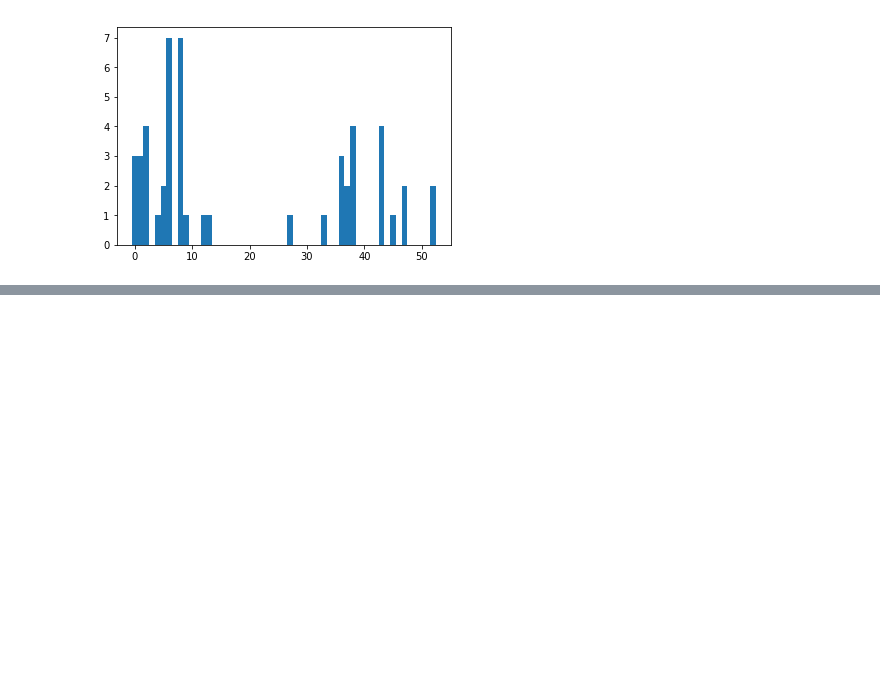
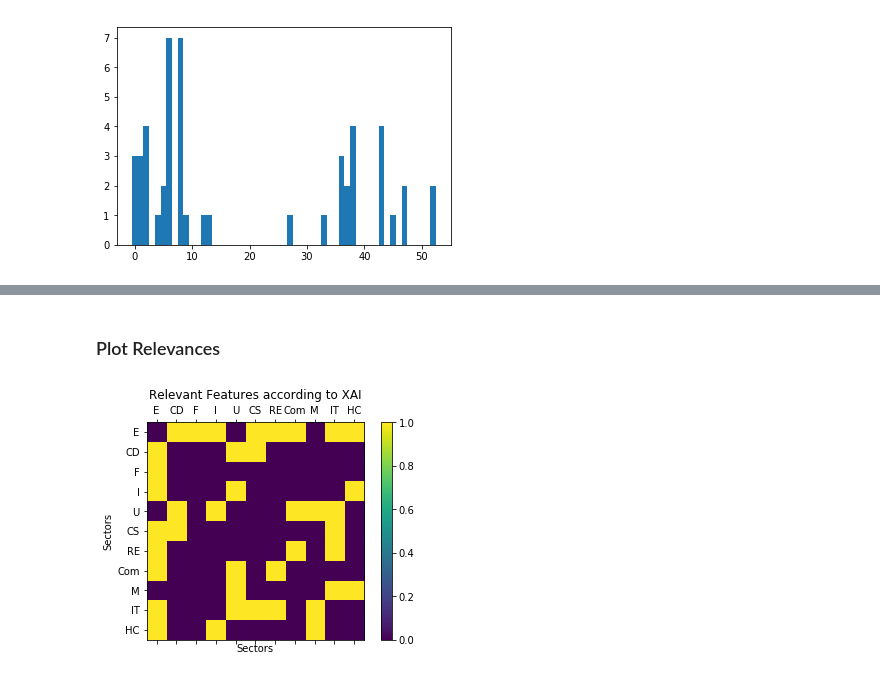
Before and after one commit to TobiasW1891/Finance, a Jupyter notebook: Hierarchichal Clustering Sector Data.ipynb, the cells around one changed output, grey strips where cells are left out. Drawn from its saved outputs; the diff is of its cells as text; code cells hidden in the pictures; blank space fills up the shorter version.

```diff
--- a/Hierarchichal Clustering Sector Data.ipynb
+++ b/Hierarchichal Clustering Sector Data.ipynb
@@ -1071,0 +1041,12 @@ plot_matrix(ReverseDiag(RelevancePlot,
+# %% [markdown]
+### Plot Relevances
+# %%
+RelevantCombined = np.array(list(set(AllRelevant))).astype("int")
+RelevancePlot = np.zeros(55)
+RelevancePlot[RelevantCombined] = 1.
+plot_matrix(ReverseDiag(RelevancePlot,
+                       ZERO = True),
+            title = "Relevant Features according to XAI",
+           labels = Names)
+# %% [output]
+[figure, added]
```
Also changed, not shown: parts of 19 cells of this notebook.
